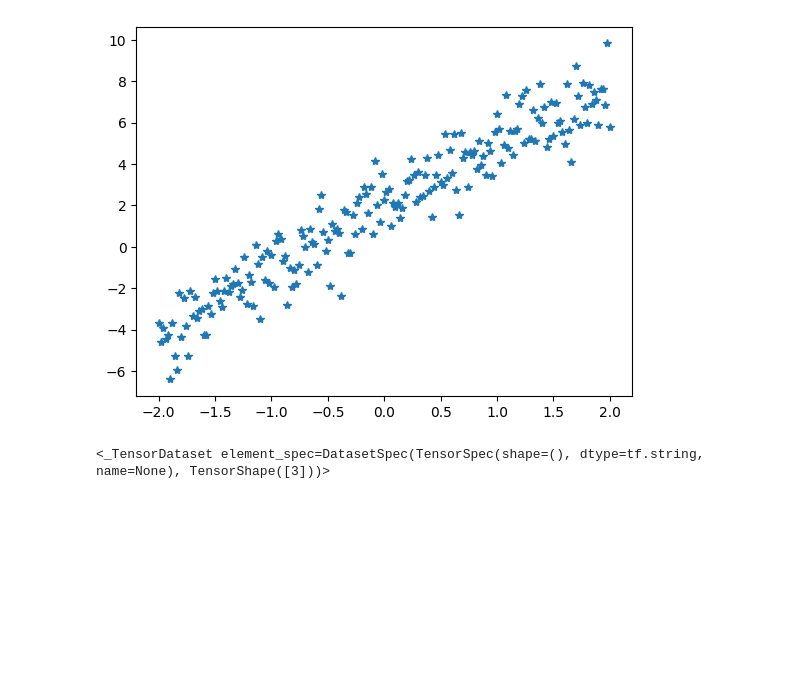
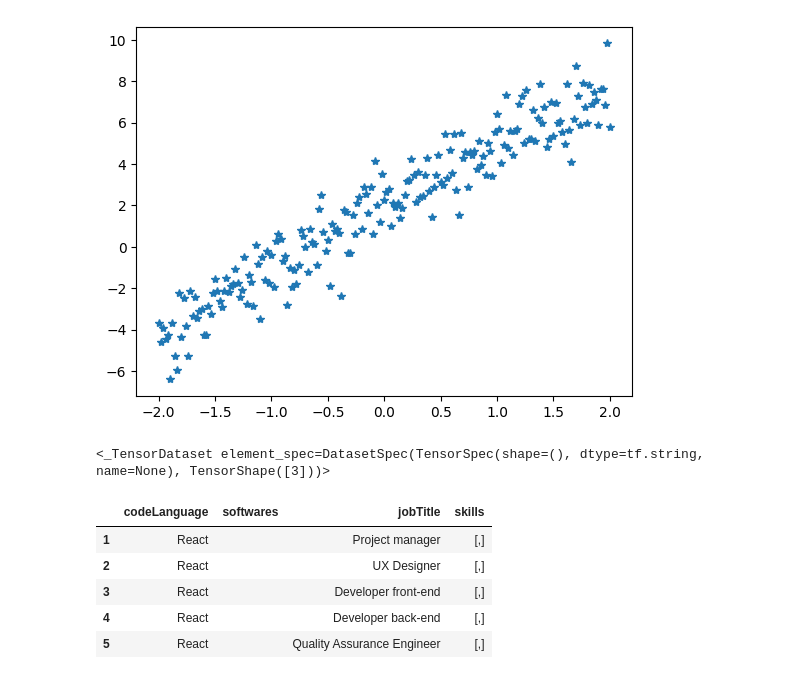
Before and after one commit to Chm-vinicius/coolab_tensorflow_study, a Jupyter notebook: machine_learn.ipynb, the cells around one changed output. Saved outputs shown, nothing was run; the diff lists cells and outputs as text; code cells hidden in the pictures; blank space fills up the shorter version.

```diff
--- a/machine_learn.ipynb
+++ b/machine_learn.ipynb
@@ -46,32 +46,42 @@ print(a)
 # %%
 # Obtendo dados do BiqQuery
 from google.cloud import bigquery
 import json
 import pandas as pd
 
 client = bigquery.Client()
 
 query_job = client.query(
     """
     SELECT * FROM `growyxprod.firebase_projects.post_schema_projectPositions_latest` LIMIT 150
     """
 )
 
 result = query_job.result()
 
 tensor = []
 
 for row in result:
     tensor.append(json.loads(row.positions_member))
 
 # print(tensor)
 
-jsonBody = pd.json_normalize(tensor)
-csvB = jsonBody.to_csv()
+df = pd.json_normalize(tensor)
 
-# print(jsonBody.shape, csvB.dtypes)
+df['jobTitle'] = df['jobTitle'].fillna(0)
+df['skills'] = df['skills'].fillna('[]')
+df['skills'] = ','.join(df['skills'][0])
+df['softwares'] = ','.join(df['softwares'][0])
+df['codeLanguage'] = ','.join(df['codeLanguage'][0])
+df.drop(df[(df['jobTitle'] == 0)].index, inplace=True)
+# print(df.head())
+candidate = df.pop('database')
 
-# print(jsonBody['codeLanguage'].take(5))
-
-with open("positionData.csv", "w") as filedata:
-    filedata.write(csvB)
+df.head()
+# %% [output]
+|  | codeLanguage | softwares | jobTitle | skills |
+| 1 | React |  | Project manager | [,] |
+| 2 | React |  | UX Designer | [,] |
+| 3 | React |  | Developer front-end | [,] |
+| 4 | React |  | Developer back-end | [,] |
+| 5 | React |  | Quality Assurance Engineer | [,] |
```
Also changed, not shown: parts of 8 cells of this notebook, 3 other files.
